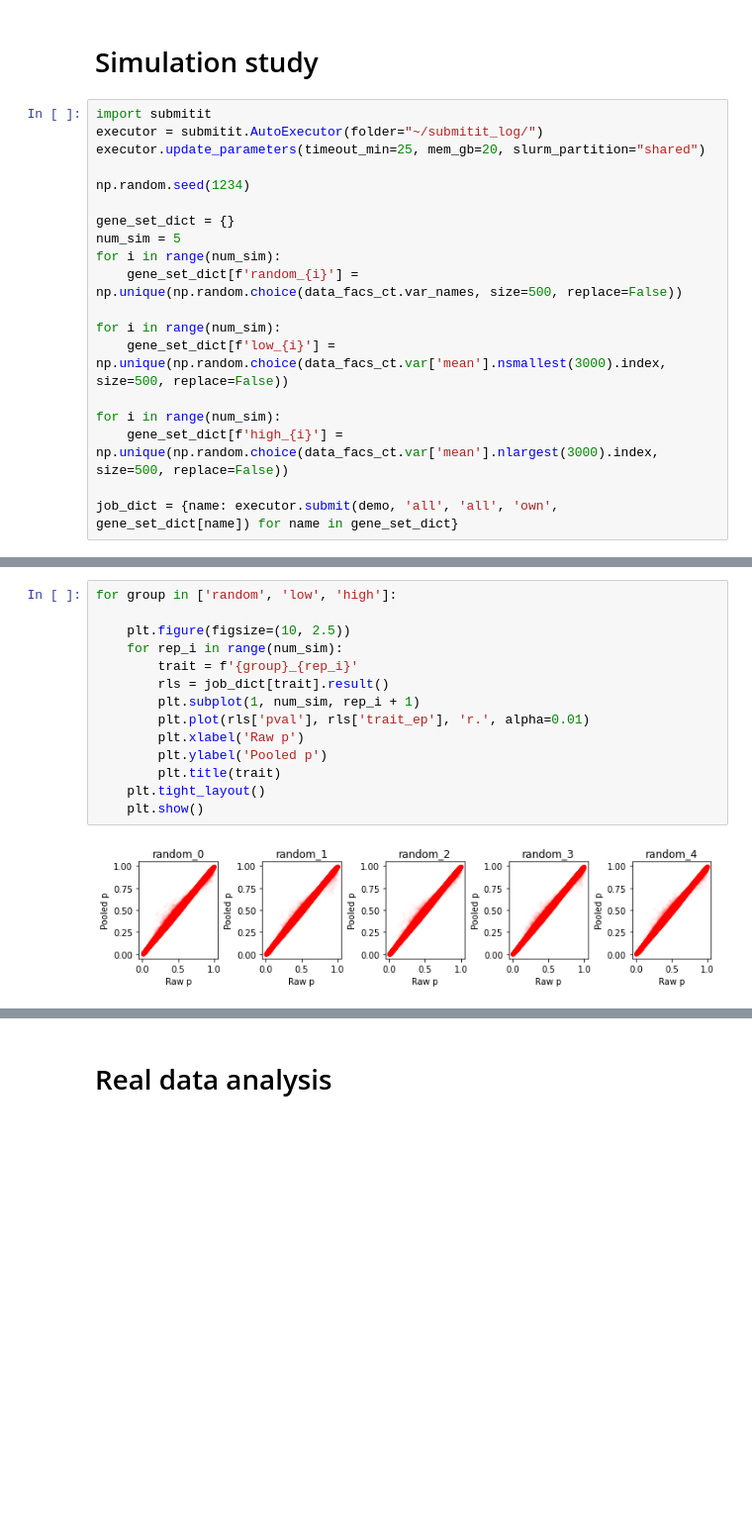
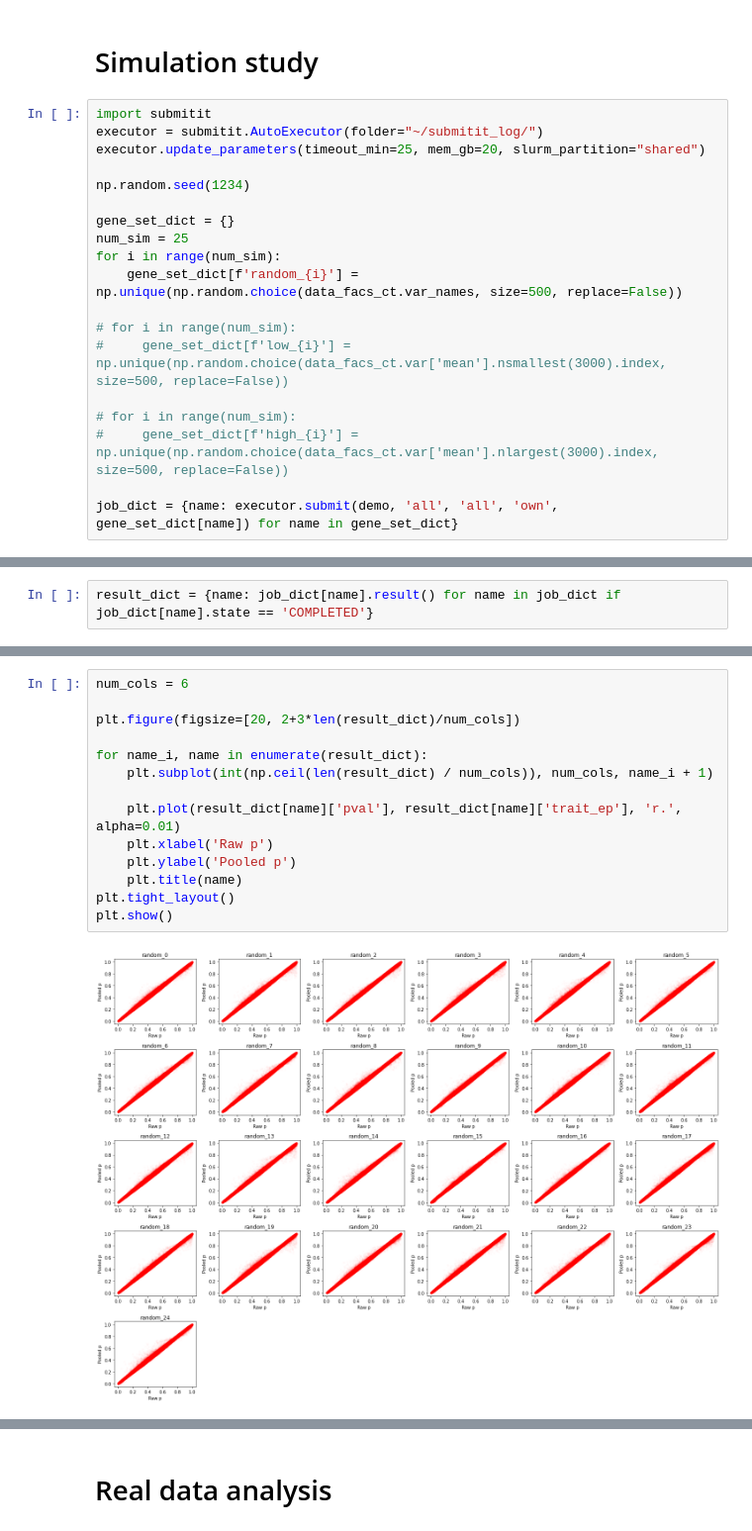
Before and after one commit to martinjzhang/scDRS, a Jupyter notebook: experiments/job.dev/kh_120720_new_score.ipynb, the cells around one changed output, grey strips where cells are left out. Shown at 99% size. Drawn from its saved outputs; the diff is of its cells as text; blank space fills up the shorter version.

```diff
--- a/experiments/job.dev/kh_120720_new_score.ipynb
+++ b/experiments/job.dev/kh_120720_new_score.ipynb
@@ -170,15 +222,15 @@ executor.update_parameters(timeout_min=25, mem_gb=20, slurm_partition="shared")
 np.random.seed(1234)
 
 gene_set_dict = {}
-num_sim = 5
+num_sim = 25
 for i in range(num_sim):
     gene_set_dict[f'random_{i}'] = np.unique(np.random.choice(data_facs_ct.var_names, size=500, replace=False))
 
-for i in range(num_sim):
-    gene_set_dict[f'low_{i}'] = np.unique(np.random.choice(data_facs_ct.var['mean'].nsmallest(3000).index, size=500, replace=False))
+# for i in range(num_sim):
+#     gene_set_dict[f'low_{i}'] = np.unique(np.random.choice(data_facs_ct.var['mean'].nsmallest(3000).index, size=500, replace=False))
 
-for i in range(num_sim):
-    gene_set_dict[f'high_{i}'] = np.unique(np.random.choice(data_facs_ct.var['mean'].nlargest(3000).index, size=500, replace=False))
+# for i in range(num_sim):
+#     gene_set_dict[f'high_{i}'] = np.unique(np.random.choice(data_facs_ct.var['mean'].nlargest(3000).index, size=500, replace=False))
 
 job_dict = {name: executor.submit(demo, 'all', 'all', 'own', gene_set_dict[name]) for name in gene_set_dict}
 # %%
@@ -201,0 +256,2 @@ job_dict
+# %%
+result_dict = {name: job_dict[name].result() for name in job_dict if job_dict[name].state == 'COMPLETED'}
@@ -202,16 +260,16 @@ job_dict
 # %%
-for group in ['random', 'low', 'high']:
+num_cols = 6
 
-    plt.figure(figsize=(10, 2.5))
-    for rep_i in range(num_sim):
-        trait = f'{group}_{rep_i}'
-        rls = job_dict[trait].result()
-        plt.subplot(1, num_sim, rep_i + 1)
-        plt.plot(rls['pval'], rls['trait_ep'], 'r.', alpha=0.01)
-        plt.xlabel('Raw p')
-        plt.ylabel('Pooled p')
-        plt.title(trait)
-    plt.tight_layout()
-    plt.show()
+plt.figure(figsize=[20, 2+3*len(result_dict)/num_cols])
+
+for name_i, name in enumerate(result_dict):
+    plt.subplot(int(np.ceil(len(result_dict) / num_cols)), num_cols, name_i + 1)
+
+    plt.plot(result_dict[name]['pval'], result_dict[name]['trait_ep'], 'r.', alpha=0.01)
+    plt.xlabel('Raw p')
+    plt.ylabel('Pooled p')
+    plt.title(name)
+plt.tight_layout()
+plt.show()
 # %% [output]
-[figure, old version]
+[figure, new version]
```
Also changed, not shown: parts of 15 cells of this notebook.
